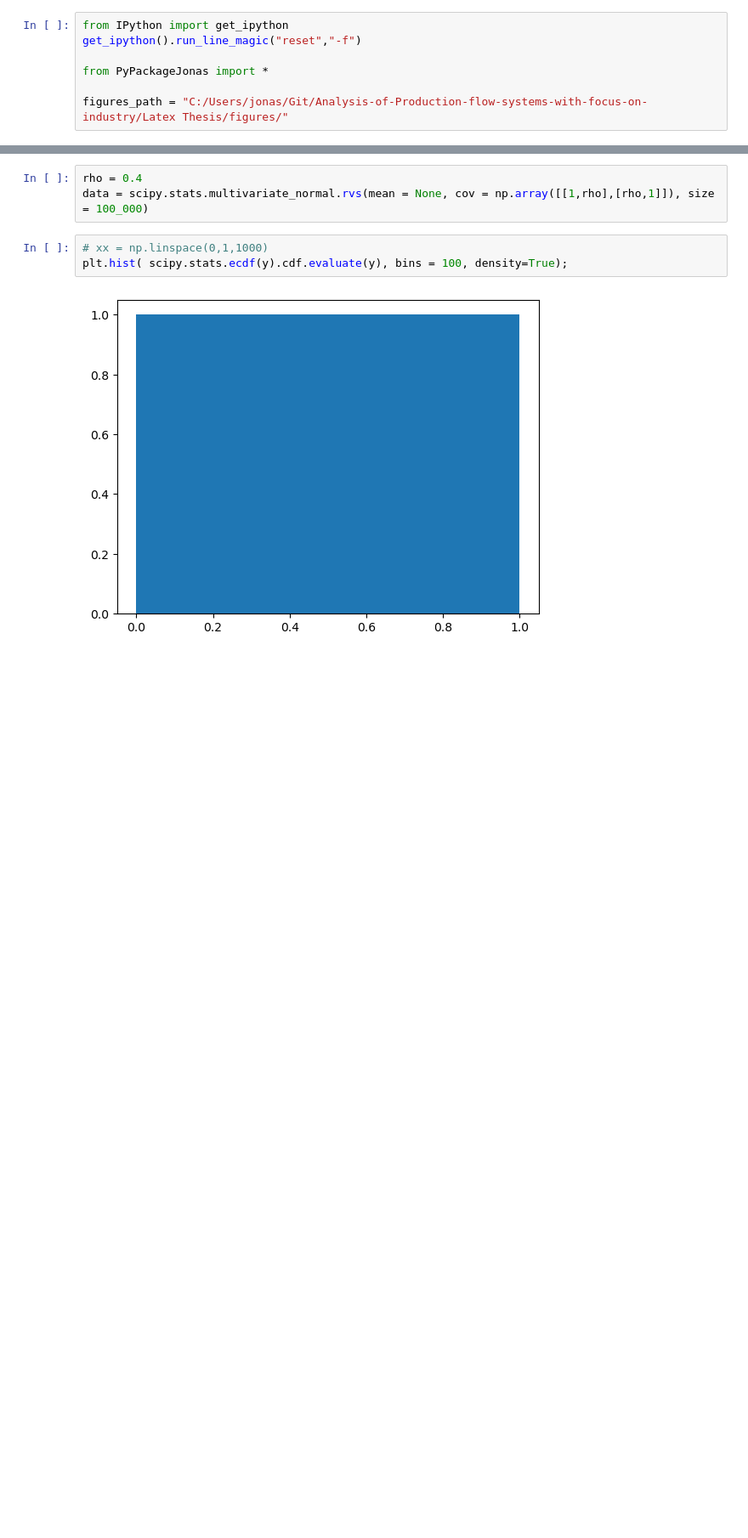
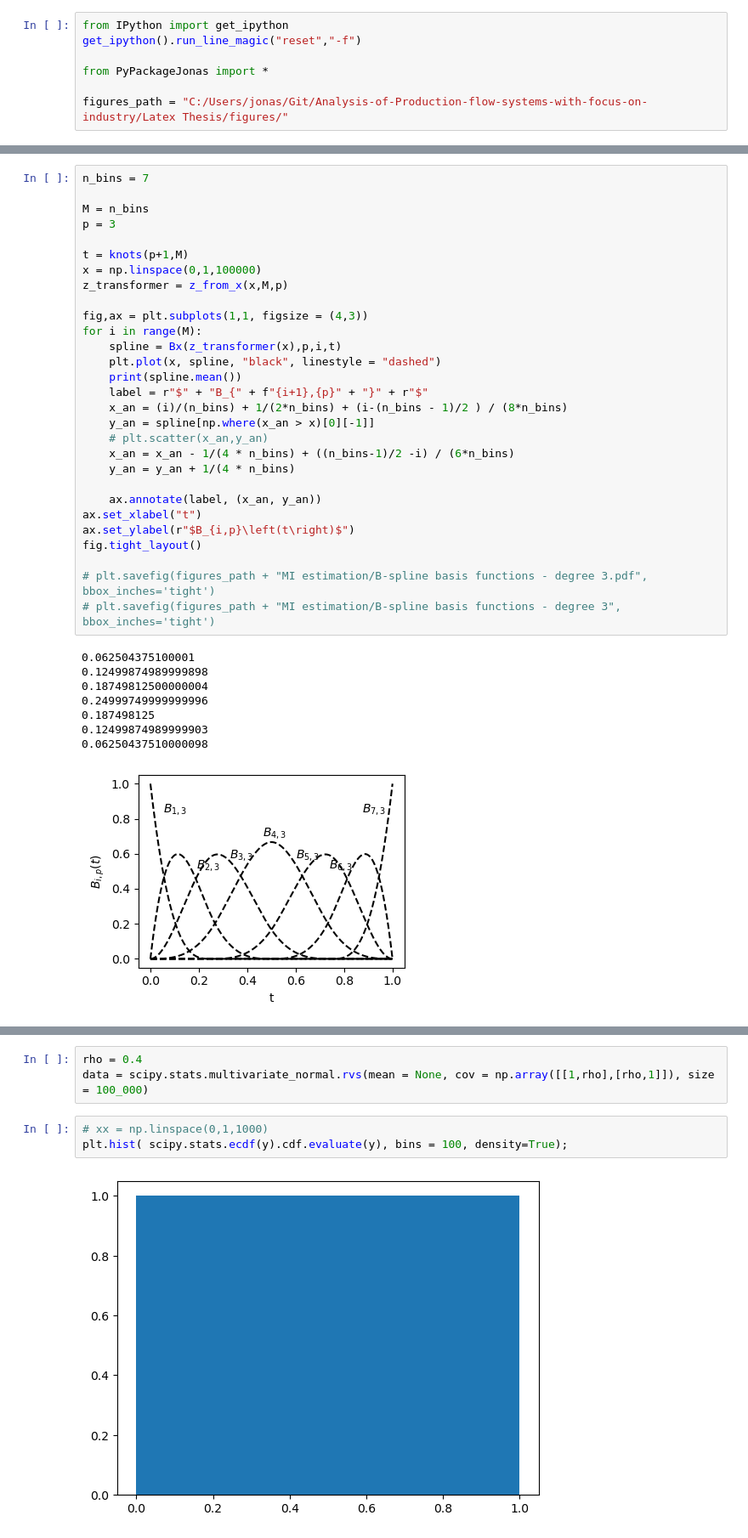
Before and after one commit to jonasbruhub/Analysis-of-Production-flow-systems-with-focus-on-industry, a Jupyter notebook: Simulations and code/MI computation - B-spline example.ipynb, the cells around one changed output, grey strips where cells are left out. Shown at 85% size. Cells and saved outputs as stored; diff of their text form; blank space fills up the shorter version.

```diff
--- a/Simulations and code/MI computation - B-spline example.ipynb
+++ b/Simulations and code/MI computation - B-spline example.ipynb
@@ -77,0 +37,38 @@ plt.plot(x,np.vstack([Bx(z_transformer(x),p,i,t) for i in range(-1,M)]).sum(axis
+# %%
+n_bins = 7
+
+M = n_bins
+p = 3
+
+t = knots(p+1,M)
+x = np.linspace(0,1,100000)
+z_transformer = z_from_x(x,M,p)
+
+fig,ax = plt.subplots(1,1, figsize = (4,3))
+for i in range(M):
+    spline = Bx(z_transformer(x),p,i,t)
+    plt.plot(x, spline, "black", linestyle = "dashed")
+    print(spline.mean())
+    label = r"$" + "B_{" + f"{i+1},{p}" + "}" + r"$"
+    x_an = (i)/(n_bins) + 1/(2*n_bins) + (i-(n_bins - 1)/2 ) / (8*n_bins)
+    y_an = spline[np.where(x_an > x)[0][-1]]
+    # plt.scatter(x_an,y_an)
+    x_an = x_an - 1/(4 * n_bins) + ((n_bins-1)/2 -i) / (6*n_bins)
+    y_an = y_an + 1/(4 * n_bins)
+
+    ax.annotate(label, (x_an, y_an))
+ax.set_xlabel("t")
+ax.set_ylabel(r"$B_{i,p}\left(t\right)$")
+fig.tight_layout()
+
+# plt.savefig(figures_path + "MI estimation/B-spline basis functions - degree 3.pdf", bbox_inches='tight')
+# plt.savefig(figures_path + "MI estimation/B-spline basis functions - degree 3", bbox_inches='tight')
+# %% [output]
+0.062504375100001
+0.12499874989999898
+0.18749812500000004
+0.24999749999999996
+0.187498125
+0.12499874989999903
+0.06250437510000098
+[figure, added]
```
Also changed, not shown: parts of 4 cells of this notebook, 33 other files.
